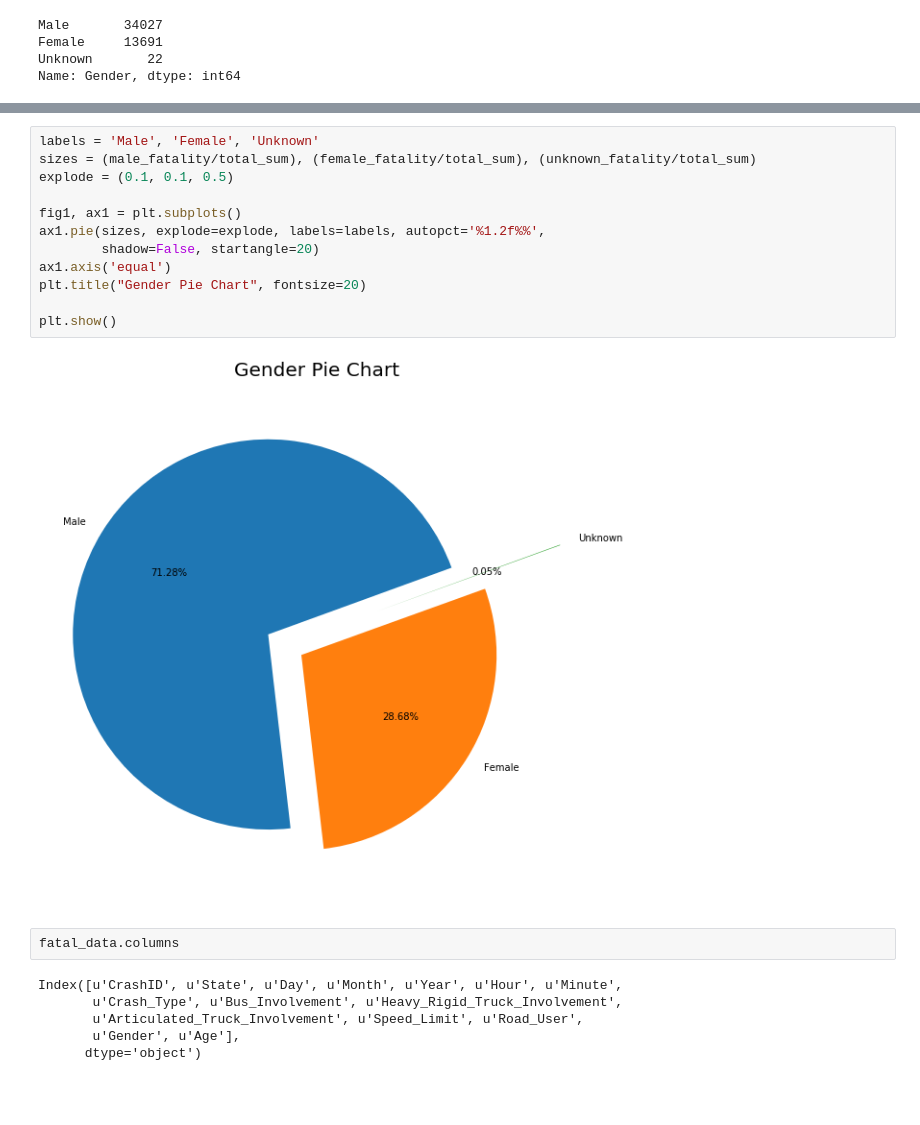
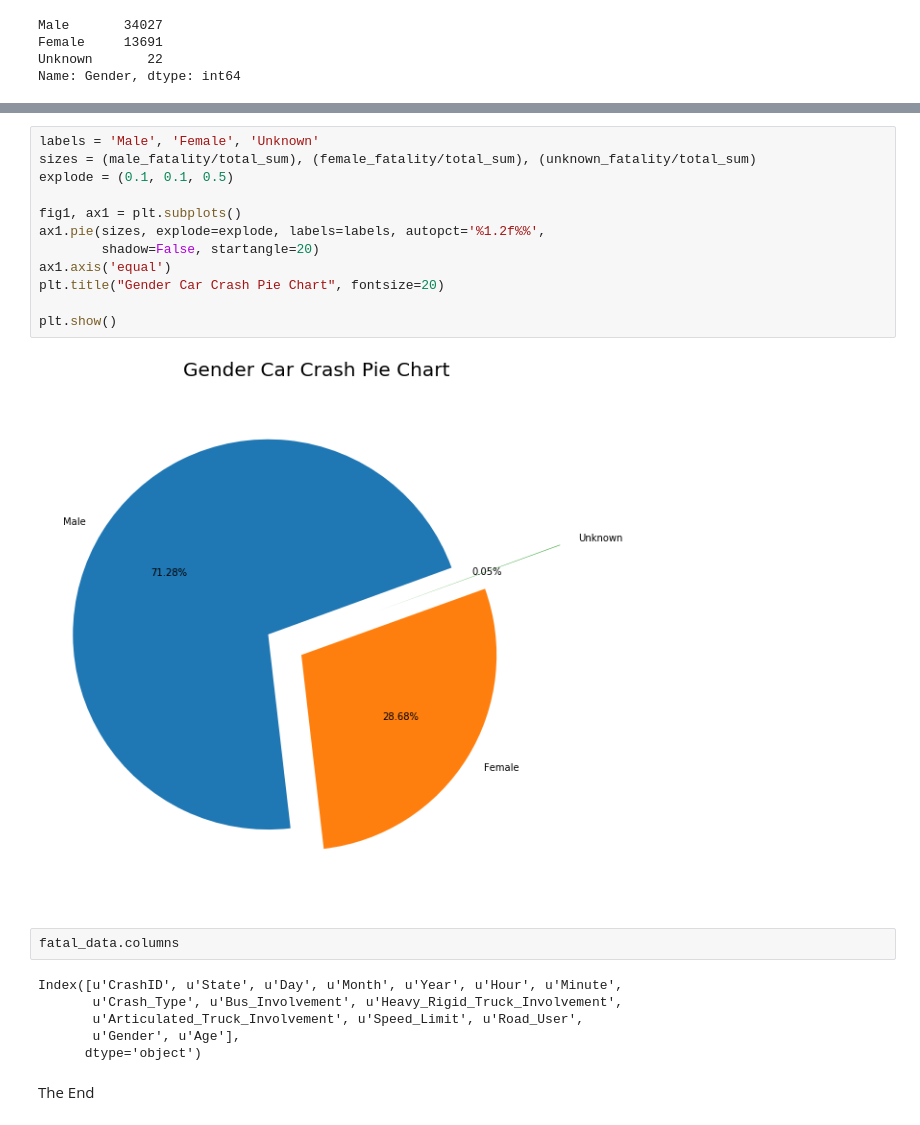
Before and after one commit to Jeyreymey/My-first-website, a Jupyter notebook: Road Crashes in Australia.ipynb, the cells around one changed output, grey strips where cells are left out. Drawn from its saved outputs; the diff is of its cells as text; blank space fills up the shorter version.

```diff
--- a/Road Crashes in Australia.ipynb
+++ b/Road Crashes in Australia.ipynb
@@ -253,17 +252,17 @@ total_sum = 47740
 # %%
 labels = 'Male', 'Female', 'Unknown'
 sizes = (male_fatality/total_sum), (female_fatality/total_sum), (unknown_fatality/total_sum)
 explode = (0.1, 0.1, 0.5)
 
 fig1, ax1 = plt.subplots()
 ax1.pie(sizes, explode=explode, labels=labels, autopct='%1.2f%%',
         shadow=False, startangle=20)
 ax1.axis('equal')
-plt.title("Gender Pie Chart", fontsize=20)
+plt.title("Gender Car Crash Pie Chart", fontsize=20)
 
 plt.show()
 # %% [output]
-[figure, old version]
+[figure, new version]
 # %%
 fatal_data.columns
 # %% [output]
@@ -272,3 +271,5 @@ Index([u'CrashID', u'State', u'Day', u'Month', u'Year', u'Hour', u'Minute',
        u'Articulated_Truck_Involvement', u'Speed_Limit', u'Road_User',
        u'Gender', u'Age'],
       dtype='object')
+# %% [markdown]
+The End
```
Also changed, not shown: parts of 19 cells of this notebook.
